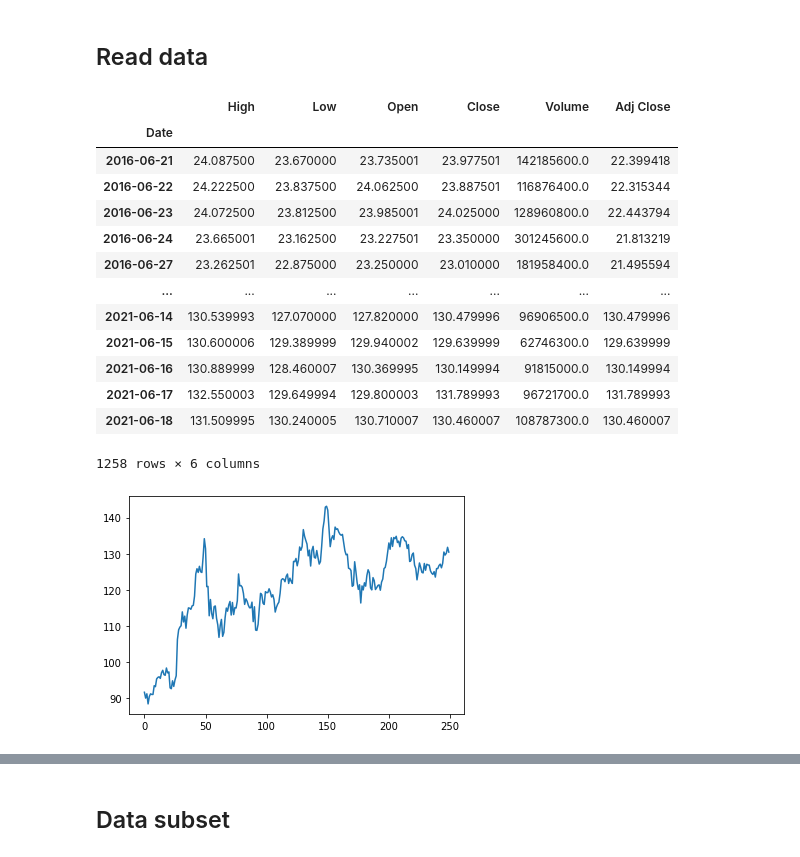
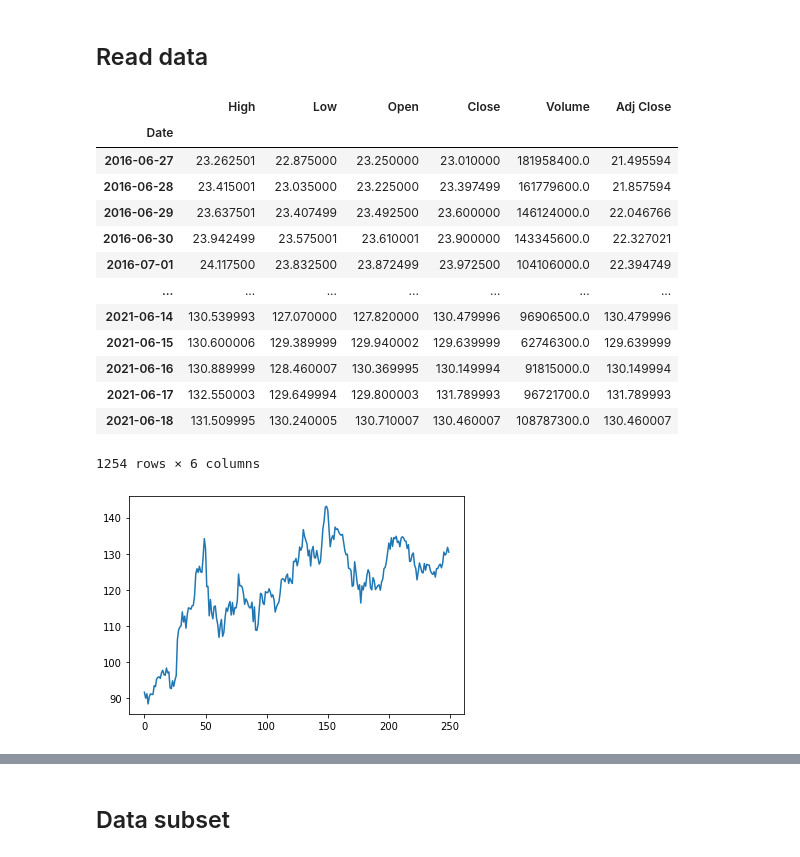
Before and after one commit to IGRDA/TFM, a Jupyter notebook: TFM_INAKI.ipynb, the cells around one changed output, grey strips where cells are left out. Cells and saved outputs as stored; diff of their text form; code cells hidden in the pictures.

```diff
--- a/TFM_INAKI.ipynb
+++ b/TFM_INAKI.ipynb
@@ -24,27 +21,27 @@ import mertonPricer as merton
 ## Read data
 # %%
 df = pdr.data.DataReader("AAPL",'yahoo', #"av-intraday",
-                         end=datetime.today(),
+                         end=datetime(2021, 6, 20, 15, 28, 47, 573840),#datetime.today()
                          api_key="ZDT39A5EINVODTVI")
 display(df)
 df["Close"][-250:].plot(use_index=False)
 initial_value=df["Close"][-1]
 df.index = pd.to_datetime(df.index)
 # %% [output]
 |  | High | Low | Open | Close | Volume | Adj Close |
 | Date |  |  |  |  |  |  |
-| 2016-06-21 | 24.087500 | 23.670000 | 23.735001 | 23.977501 | 142185600.0 | 22.399418 |
-| 2016-06-22 | 24.222500 | 23.837500 | 24.062500 | 23.887501 | 116876400.0 | 22.315344 |
-| 2016-06-23 | 24.072500 | 23.812500 | 23.985001 | 24.025000 | 128960800.0 | 22.443794 |
-| 2016-06-24 | 23.665001 | 23.162500 | 23.227501 | 23.350000 | 301245600.0 | 21.813219 |
 | 2016-06-27 | 23.262501 | 22.875000 | 23.250000 | 23.010000 | 181958400.0 | 21.495594 |
+| 2016-06-28 | 23.415001 | 23.035000 | 23.225000 | 23.397499 | 161779600.0 | 21.857594 |
+| 2016-06-29 | 23.637501 | 23.407499 | 23.492500 | 23.600000 | 146124000.0 | 22.046766 |
+| 2016-06-30 | 23.942499 | 23.575001 | 23.610001 | 23.900000 | 143345600.0 | 22.327021 |
+| 2016-07-01 | 24.117500 | 23.832500 | 23.872499 | 23.972500 | 104106000.0 | 22.394749 |
 | ... | ... | ... | ... | ... | ... | ... |
 | 2021-06-14 | 130.539993 | 127.070000 | 127.820000 | 130.479996 | 96906500.0 | 130.479996 |
 | 2021-06-15 | 130.600006 | 129.389999 | 129.940002 | 129.639999 | 62746300.0 | 129.639999 |
 | 2021-06-16 | 130.889999 | 128.460007 | 130.369995 | 130.149994 | 91815000.0 | 130.149994 |
 | 2021-06-17 | 132.550003 | 129.649994 | 129.800003 | 131.789993 | 96721700.0 | 131.789993 |
 | 2021-06-18 | 131.509995 | 130.240005 | 130.710007 | 130.460007 | 108787300.0 | 130.460007 |
-1258 rows × 6 columns
+1254 rows × 6 columns
 [figure]
 # %%
 df = pd.Series(np.log(df.Close) - np.log(df.Close.shift(1))[1:],index=df.index[1:])
```
Also changed, not shown: parts of 33 cells of this notebook, 2 other files.
